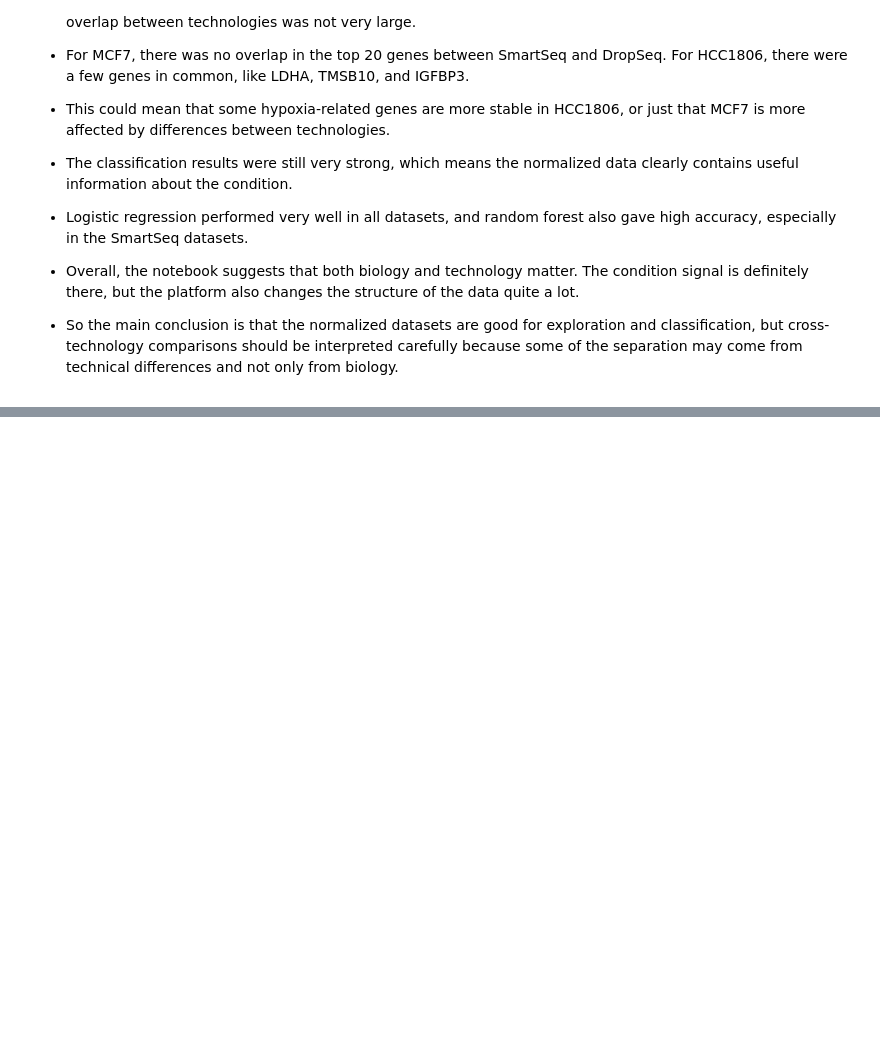
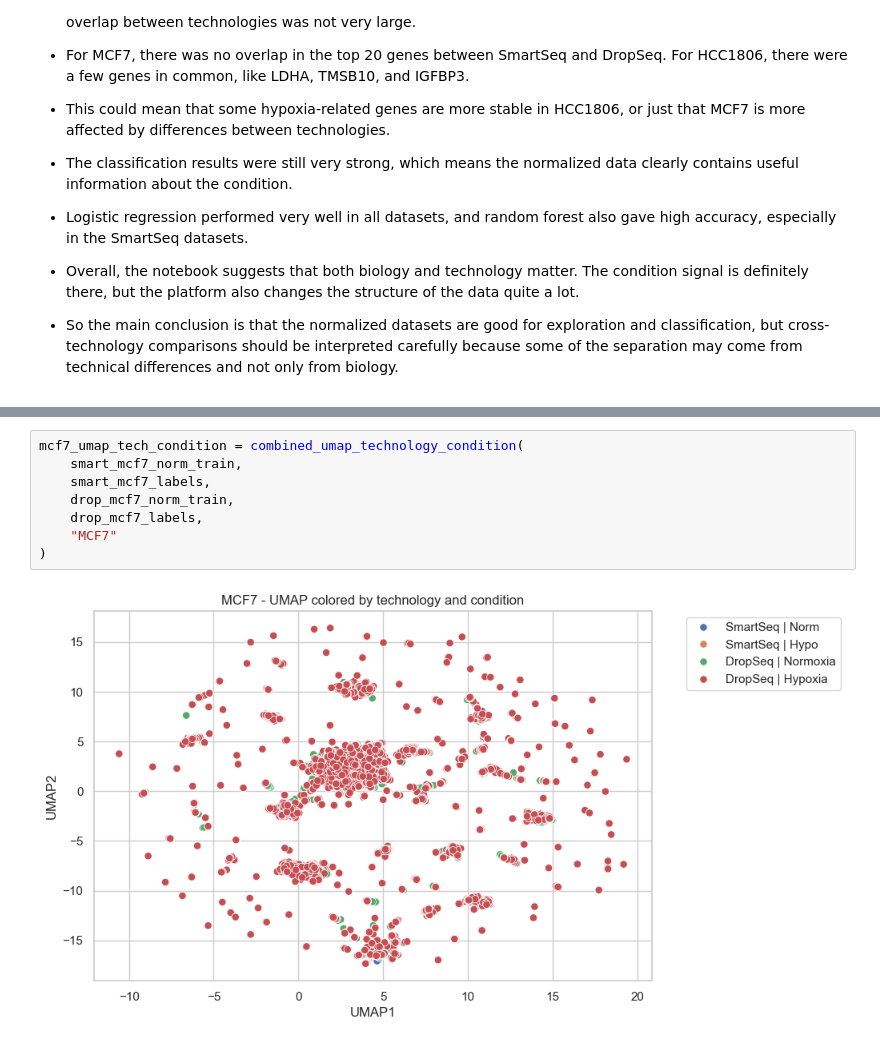
Before and after one commit to Hugo132645/ai-lab-gene-expression, a Jupyter notebook: notebooks/ai_lab_report.ipynb, the cells around one changed output, grey strips where cells are left out. Drawn from its saved outputs; the diff is of its cells as text; blank space fills up the shorter version.

```diff
--- a/notebooks/ai_lab_report.ipynb
+++ b/notebooks/ai_lab_report.ipynb
@@ -1006,0 +1277,10 @@ model_compare
+# %%
+mcf7_umap_tech_condition = combined_umap_technology_condition(
+    smart_mcf7_norm_train,
+    smart_mcf7_labels,
+    drop_mcf7_norm_train,
+    drop_mcf7_labels,
+    "MCF7"
+)
+# %% [output]
+[figure, added]
```
Also changed, not shown: parts of 17 cells of this notebook, 1 other file.
